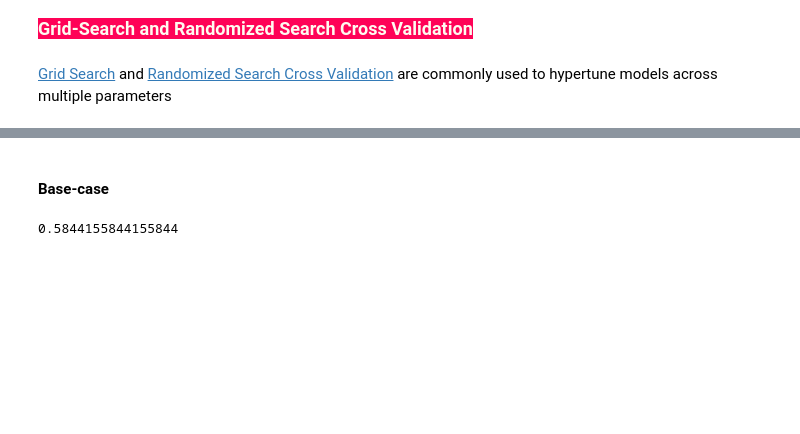
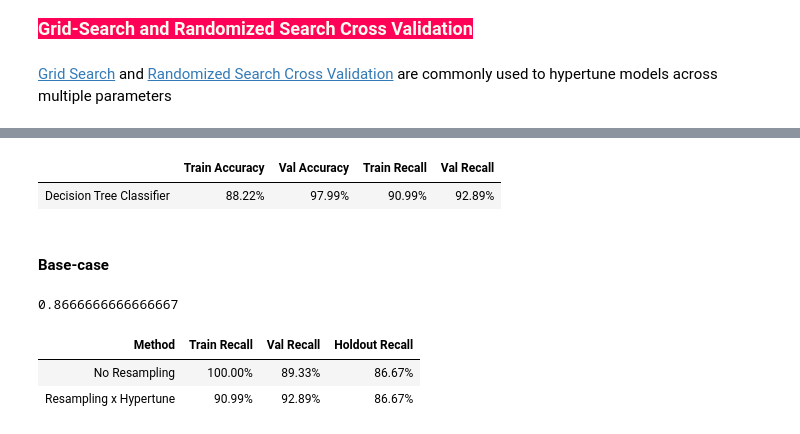
Before and after one commit to emersonnuqui/fraudbusters-sprint3, a Jupyter notebook: Group1_DecisionTree.ipynb, the cells around one changed output, grey strips where cells are left out. Saved outputs shown, nothing was run; the diff lists cells and outputs as text; code cells hidden in the pictures; blank space fills up the shorter version.

Commit message:
tried hypertuning

```diff
--- a/Group1_DecisionTree.ipynb
+++ b/Group1_DecisionTree.ipynb
@@ -385,23 +385,23 @@ plt.show()
 # %% [markdown]
 [Grid Search](https://scikit-learn.org/stable/modules/generated/sklearn.model_selection.GridSearchCV.html) and [Randomized Search Cross Validation](https://scikit-learn.org/stable/modules/generated/sklearn.model_selection.RandomizedSearchCV.html) are commonly used to hypertune models across multiple parameters
 # %%
-def train_rf(X, y, metric, res_t=None, hypertune=False, resample=False):
-    """Hypertune Random Forest and apply TomekLinks()"""
-    params = {'n_estimators': [50, 100, 150, 200],
+def train_dc(X, y, metric, res_t=None, hypertune=False, resample=False):
+    """Hypertune Decision Tree and apply NearMiss()"""
+    params = {'min_samples_leaf': list(range(1,6)),
               'max_features': ['auto', 'sqrt', 'log2'],
               'max_depth': list(range(3, 20))
               }
-    new_params = {'randomforestclassifier__' +
+    new_params = {'decisiontreeclassifier__' +
                   key: params[key] for key in params}
 
     skf = StratifiedKFold(n_splits=5)
     if resample is True:
         imba_pipeline = make_pipeline(MinMaxScaler(),
                                       res_t,
-                                      RandomForestClassifier(random_state=143))
+                                      DecisionTreeClassifier(random_state=143))
     else:
         imba_pipeline = make_pipeline(MinMaxScaler(),
-                                      RandomForestClassifier(random_state=143))
+                                      DecisionTreeClassifier(random_state=143))
 
     if hypertune is True:
         clf = GridSearchCV(imba_pipeline, param_grid=new_params,
@@ -411,7 +411,7 @@ def train_rf(X, y, metric, res_t=None, hypertune=False, resample=False):
         clf.fit(X, y)
         run_time = (time.time() - start_time)
         model = clf.best_estimator_.fit(X, y)
-        return ['Random Forest Classifier', np.mean(clf.cv_results_['mean_train_score']),
+        return ['Decision Tree Classifier', np.mean(clf.cv_results_['mean_train_score']),
                 clf.best_score_, 'Best parameters = {0}'.format(
                     clf.best_params_),
                 run_time, model]
@@ -424,12 +424,12 @@ def train_rf(X, y, metric, res_t=None, hypertune=False, resample=False):
                                    scoring=metric, cv=skf, n_jobs=-1,
                                    return_train_score=True)
 
-        return ['Random Forest Classifier', np.mean(cv_scores['train_score']),
+        return ['Decision Tree Classifier', np.mean(cv_scores['train_score']),
                 np.mean(cv_scores['test_score']), run_time, clf]
 # %%
 start_time = time.time()
-rf_tmk_rec = train_rf(X_trainval, y_trainval, 'recall', TomekLinks(),
+dc_nm_rec = train_dc(X_trainval, y_trainval, 'recall', NearMiss(),
                        hypertune=True, resample=True)
 start_time = time.time()
-rf_tmk_acc = train_rf(X_trainval, y_trainval, 'accuracy', TomekLinks(),
+dc_nm_acc = train_dc(X_trainval, y_trainval, 'accuracy', NearMiss(),
                       hypertune=True, resample=True)
@@ -437,21 +455,24 @@ rf_tmk_acc = train_rf(X_trainval, y_trainval, 'accuracy', TomekLinks(),
 cols = ['', 'Train Accuracy', 'Val Accuracy',
         'Train Recall', 'Val Recall']
 hyper = pd.DataFrame(columns=cols)
-hyper.loc[0] = [rf_tmk_rec[0],
-                np.round(rf_tmk_acc[1]*100, 6),
-                np.round(rf_tmk_acc[2]*100, 6),
-                np.round(rf_tmk_rec[1]*100, 6),
-                np.round(rf_tmk_rec[2]*100, 6)]
+hyper.loc[0] = [dc_nm_rec[0],
+                np.round(dc_nm_acc[1]*100, 6),
+                np.round(dc_nm_acc[2]*100, 6),
+                np.round(dc_nm_rec[1]*100, 6),
+                np.round(dc_nm_rec[2]*100, 6)]
 hyper2 = pd.DataFrame(columns=cols)
-hyper2.loc[0] = [rf_tmk_rec[0],
-                 '{:.2f}%'.format(np.round(rf_tmk_acc[1]*100, 2)),
-                 '{:.2f}%'.format(np.round(rf_tmk_acc[2]*100, 2)),
-                 '{:.2f}%'.format(np.round(rf_tmk_rec[1]*100, 2)),
-                 '{:.2f}%'.format(np.round(rf_tmk_rec[2]*100, 2))]
+hyper2.loc[0] = [dc_nm_rec[0],
+                 '{:.2f}%'.format(np.round(dc_nm_acc[1]*100, 2)),
+                 '{:.2f}%'.format(np.round(dc_nm_acc[2]*100, 2)),
+                 '{:.2f}%'.format(np.round(dc_nm_rec[1]*100, 2)),
+                 '{:.2f}%'.format(np.round(dc_nm_rec[2]*100, 2))]
 hyper2.style.hide_index()
+# %% [output]
+|  | Train Accuracy | Val Accuracy | Train Recall | Val Recall |
+| Decision Tree Classifier | 88.22% | 97.99% | 90.99% | 92.89% |
 # %%
 # re-fitting for the holdout
-rh = rf_tmk_rec[-1]
+rh = dc_nm_rec[-1]
 rh.fit(X_trainval, y_trainval)
 y_preds = rh.predict(X_holdout)
 rh_holdout_score = recall_score(y_holdout, y_preds)
@@ -459,7 +480,7 @@ rh_holdout_score = recall_score(y_holdout, y_preds)
 #### Base-case
 # %%
 # cross-validation
-base_var = train_rf(X_trainval, y_trainval, 'recall', hypertune=False, resample=False)
+base_var = train_dc(X_trainval, y_trainval, 'recall', hypertune=False, resample=False)
 
 # re-fitting for the holdout
 base_model = base_var[-1]
@@ -469,16 +490,20 @@ holdout_score = recall_score(y_holdout, y_preds)
 # %%
 holdout_score
 # %% [output]
-0.5844155844155844
+0.8666666666666667
 # %%
 cols = ['Method', 'Train Recall', 'Val Recall', 'Holdout Recall']
 summary = pd.DataFrame(columns=cols)
 summary.loc[0] = ['No Resampling',
                  '{:.2f}%'.format(np.round(base_var[1]*100, 2)),
                  '{:.2f}%'.format(np.round(base_var[2]*100, 2)),
                  '{:.2f}%'.format(np.round(holdout_score*100, 2))]
 summary.loc[3] = ['Resampling x Hypertune',
-                 '{:.2f}%'.format(np.round(rf_tmk_rec[1]*100, 2)),
-                 '{:.2f}%'.format(np.round(rf_tmk_rec[2]*100, 2)),
+                 '{:.2f}%'.format(np.round(dc_nm_rec[1]*100, 2)),
+                 '{:.2f}%'.format(np.round(dc_nm_rec[2]*100, 2)),
                  '{:.2f}%'.format(np.round(rh_holdout_score*100, 2))]
 summary.style.hide_index()
+# %% [output]
+| Method | Train Recall | Val Recall | Holdout Recall |
+| No Resampling | 100.00% | 89.33% | 86.67% |
+| Resampling x Hypertune | 90.99% | 92.89% | 86.67% |
```
Also changed, not shown: parts of 1 cell of this notebook.
